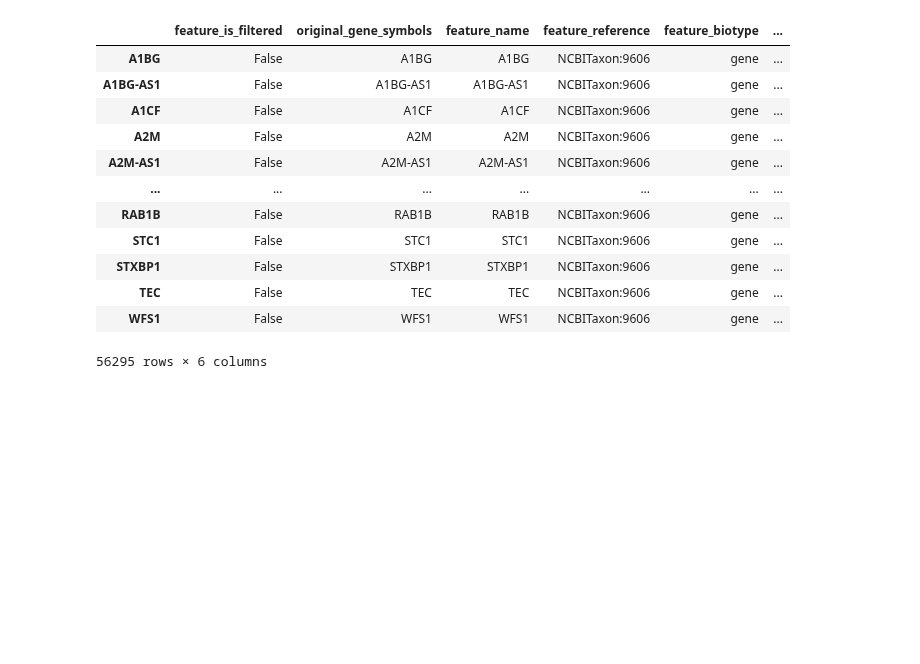
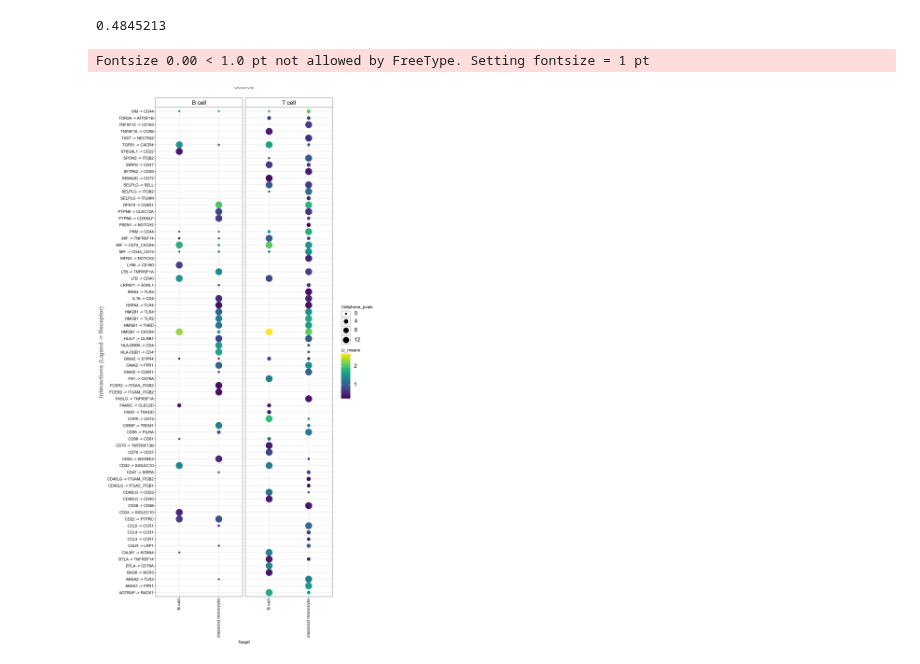
Before and after one commit to archana-b24/sc-spatial-analysis, a Jupyter notebook: 06_liana.ipynb, the cells around one changed output. Saved outputs shown, nothing was run; the diff lists cells and outputs as text; code cells hidden in the pictures; blank space fills up the shorter version.

Commit message:
liana aggregate analysis added

```diff
--- a/06_liana.ipynb
+++ b/06_liana.ipynb
@@ -94,16 +81,0 @@ ValueError: Please check if appropriate organism/ID type was provided! Allowed p
-# %%
-sclc.var
-# %% [output]
-|  | feature_is_filtered | original_gene_symbols | feature_name | feature_reference | feature_biotype | ... |
-| A1BG | False | A1BG | A1BG | NCBITaxon:9606 | gene | ... |
-| A1BG-AS1 | False | A1BG-AS1 | A1BG-AS1 | NCBITaxon:9606 | gene | ... |
-| A1CF | False | A1CF | A1CF | NCBITaxon:9606 | gene | ... |
-| A2M | False | A2M | A2M | NCBITaxon:9606 | gene | ... |
-| A2M-AS1 | False | A2M-AS1 | A2M-AS1 | NCBITaxon:9606 | gene | ... |
-| ... | ... | ... | ... | ... | ... | ... |
-| RAB1B | False | RAB1B | RAB1B | NCBITaxon:9606 | gene | ... |
-| STC1 | False | STC1 | STC1 | NCBITaxon:9606 | gene | ... |
-| STXBP1 | False | STXBP1 | STXBP1 | NCBITaxon:9606 | gene | ... |
-| TEC | False | TEC | TEC | NCBITaxon:9606 | gene | ... |
-| WFS1 | False | WFS1 | WFS1 | NCBITaxon:9606 | gene | ... |
-56295 rows × 6 columns
@@ -109,0 +85,20 @@ sclc.var
+# %%
+lr_df.
+# %% [output]
+0.4845213
+# %%
+li.pl.dotplot(adata = sclc,
+              colour='lr_means',
+              size='cellphone_pvals',
+              inverse_size=True, # we inverse sign since we want small p-values to have large sizes
+              source_labels=['B cell', 'T cell'],
+              target_labels=['B cell', 'classical monocyte'],
+              figure_size=(10, 20),
+              # finally, since cpdbv2 suggests using a filter to FPs
+              # we filter the pvals column to <= 0.05
+              filter_fun=lambda x: x['cellphone_pvals'] <= 0.05,
+              uns_key='agg_res' # uns_key to use, default is 'liana_res'
+             )
+# %% [output]
+Fontsize 0.00 < 1.0 pt not allowed by FreeType. Setting fontsize = 1 pt
+[figure, added]
```
Also changed, not shown: parts of 9 cells of this notebook, 1 other file.
